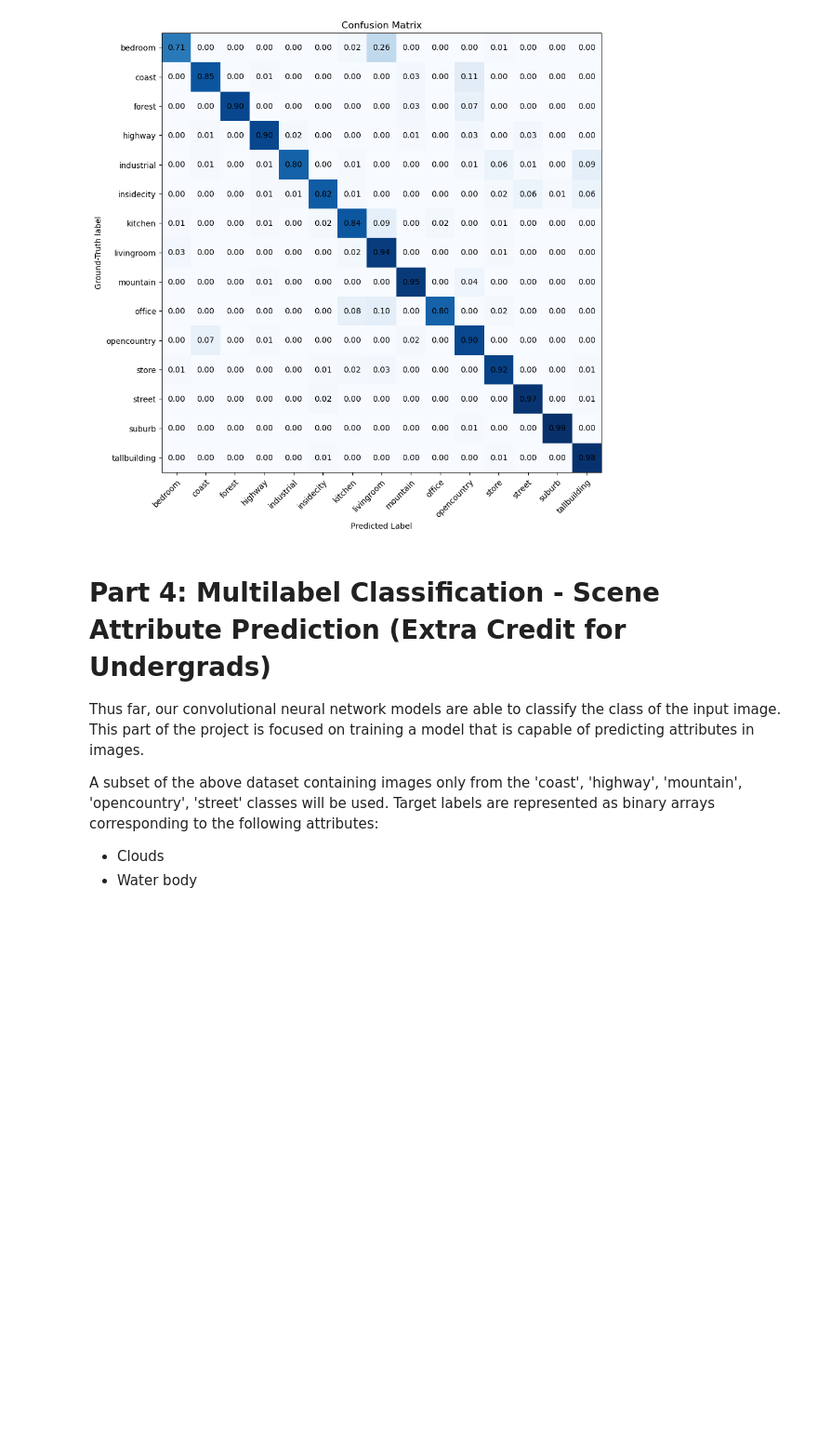
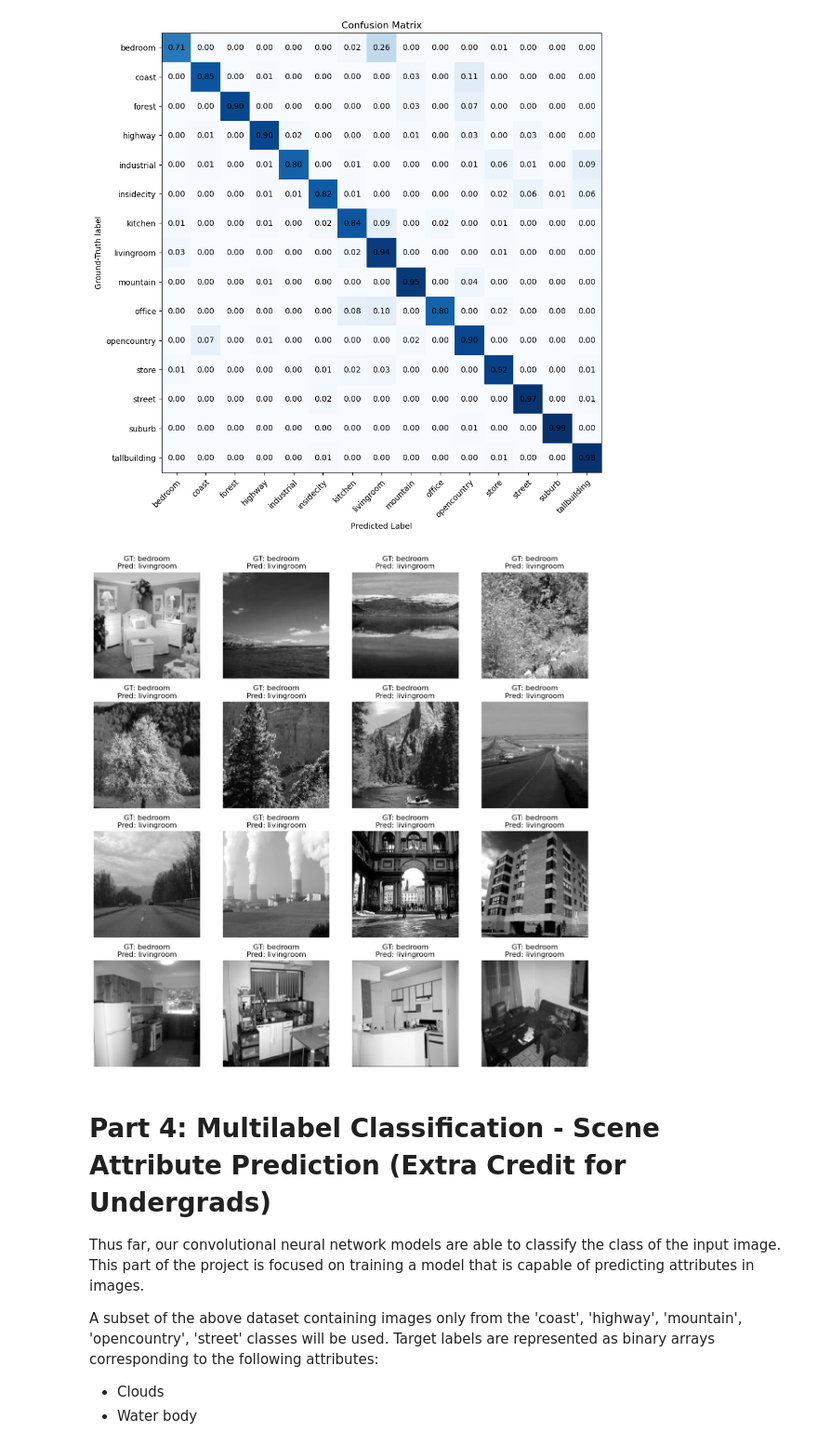
Before and after one commit to lelouch0204/cs-6476-cv, a Jupyter notebook: project-3-student/proj3.ipynb, the cells around one changed output. Shown at 93% size. Saved outputs shown, nothing was run; the diff lists cells and outputs as text; code cells hidden in the pictures; blank space fills up the shorter version.

```diff
--- a/project-3-student/proj3.ipynb
+++ b/project-3-student/proj3.ipynb
@@ -607,3 +603,39 @@ generate_and_plot_confusion_matrix(my_resnet, trainer.val_dataset, use_cuda=is_c
+# %%
+import matplotlib.pyplot as plt
+import torch
+import numpy as np
+
+def visualize_confusion_images(model: torch.nn.Module,
+                               dataset,
+                               target_name: str = None,
+                               pred_name: str = None,
+                               use_cuda: bool = False,
+                               max_images: int = 8):
+    targets, preds, class_labels = generate_confusion_data(model, dataset, use_cuda=use_cuda)
+
+    target_idx = class_labels.index(target_name) if target_name else None
+    pred_idx = class_labels.index(pred_name) if pred_name else None
+
+    if target_idx is None and pred_idx is None:
+        raise ValueError("At least one of target_name or pred_name must be provided.")
+
+    label_to_idx = {label: idx for idx, label in enumerate(class_labels)}
+    true_idx = label_to_idx[target_name]
+    pred_idx = label_to_idx[pred_name]
+
+    misclass_mask = (targets == true_idx) & (preds == pred_idx)
+    misclass_indices = np.where(misclass_mask)[0]
+
+    if len(misclass_indices) == 0:
+        print(f"No misclassifications found where true label is '{target_name}' and predicted label is '{pred_name}'.")
+        return
+
+    n = min(len(misclass_indices), max_images)
+
+    selected_indices = np.random.choice(misclass_indices, n, replace=False)
+    misclass_images = [dataset[i][0] for i in selected_indices]
+# %% [output]
+[figure, added]
 # %% [markdown]
 # Part 4: Multilabel Classification - Scene Attribute Prediction (Extra Credit for Undergrads)
 
```
Also changed, not shown: parts of 12 cells of this notebook, 8 other files.
